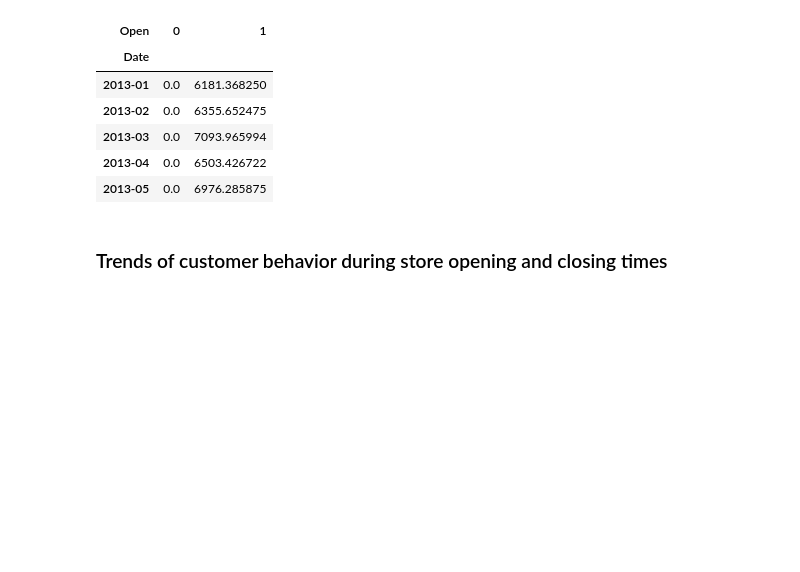
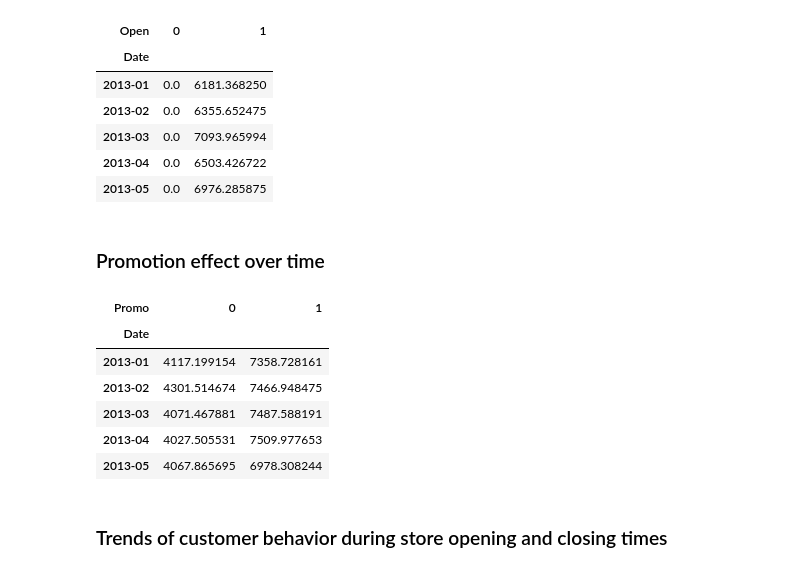
Before and after one commit to hanaDemma/Pharmaceuticals-finance-data-Analysis-week-4, a Jupyter notebook: notebooks/exploratory_analysis.ipynb, the cells around one changed output. Saved outputs shown, nothing was run; the diff lists cells and outputs as text; code cells hidden in the pictures; blank space fills up the shorter version.

```diff
--- a/notebooks/exploratory_analysis.ipynb
+++ b/notebooks/exploratory_analysis.ipynb
@@ -655,3 +655,5 @@ monthly_open_store.head()
 | 2013-03 | 0.0 | 7093.965994 |
 | 2013-04 | 0.0 | 6503.426722 |
 | 2013-05 | 0.0 | 6976.285875 |
+# %% [markdown]
+### Promotion effect over time
@@ -658,3 +662,14 @@ monthly_open_store.head()
+# %%
+monthly_promo_sales = merged_train_data_store.groupby([merged_train_data_store.index.to_period('M'), 'Promo'])['Sales'].mean().unstack()
+monthly_promo_sales.head()
+# %% [output]
+| Promo | 0 | 1 |
+| Date |  |  |
+| 2013-01 | 4117.199154 | 7358.728161 |
+| 2013-02 | 4301.514674 | 7466.948475 |
+| 2013-03 | 4071.467881 | 7487.588191 |
+| 2013-04 | 4027.505531 | 7509.977653 |
+| 2013-05 | 4067.865695 | 6978.308244 |
 # %% [markdown]
 ### Trends of customer behavior during store opening and closing times
 # %% [markdown]
```
Also changed, not shown: parts of 34 cells of this notebook, 2 other files.
